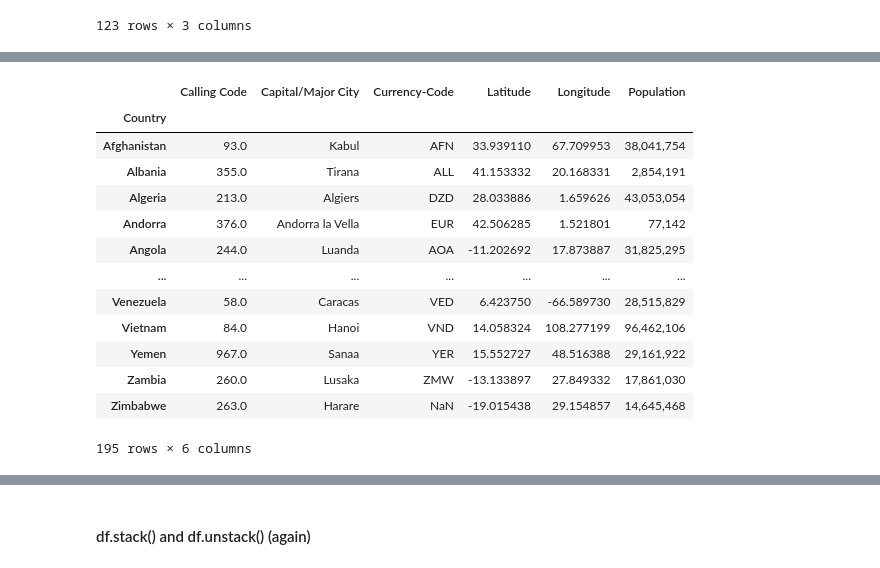
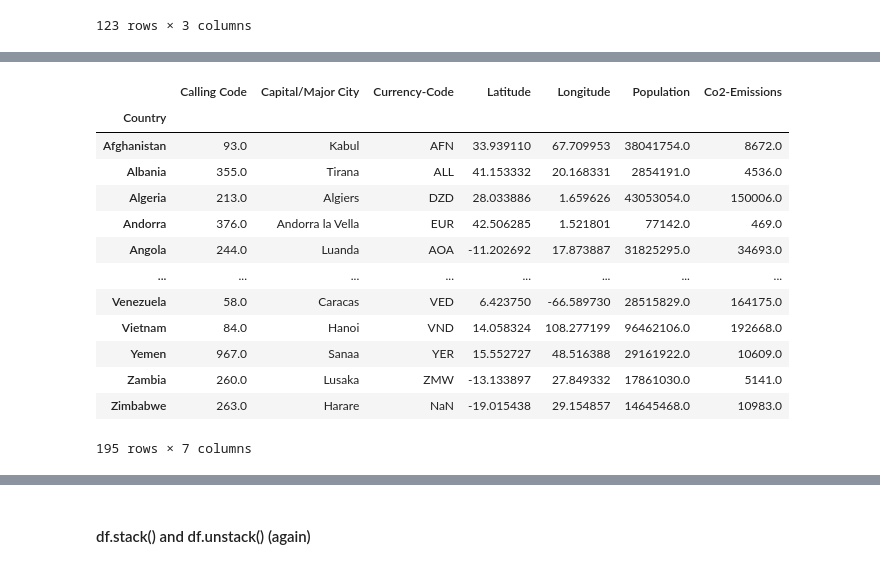
Before and after one commit to bvanelli/python-for-data-analysis, a Jupyter notebook: lessons/lesson07.ipynb, the cells around one changed output, grey strips where cells are left out. Cells and saved outputs as stored; diff of their text form; code cells hidden in the pictures.

Commit message:
feat: Add cleaned dataset for lesson 7.

```diff
--- a/lessons/lesson07.ipynb
+++ b/lessons/lesson07.ipynb
@@ -820,3 +824,3 @@ stack_df.unstack()
 # %%
 # I have downloaded the World data properties from https://www.kaggle.com/datasets/nelgiriyewithana/countries-of-the-world-2023
-df = pd.read_csv('../data/world-data-2023.csv', index_col=0)
+df_raw = pd.read_csv('../data/world-data-2023.csv', index_col=0, thousands=',')
@@ -840,19 +864,19 @@ df
 # %%
-# let's select a couple of markers for the dataset
-df_subset = df[["Calling Code", "Capital/Major City", "Currency-Code", "Latitude", "Longitude", "Population"]]
+# Let's select a couple of markers for the dataset
+df_subset = df_raw[["Calling Code", "Capital/Major City", "Currency-Code", "Latitude", "Longitude", "Population", "Co2-Emissions"]]
 df_subset
 # %% [output]
-|  | Calling Code | Capital/Major City | Currency-Code | Latitude | Longitude | Population |
-| Country |  |  |  |  |  |  |
-| Afghanistan | 93.0 | Kabul | AFN | 33.939110 | 67.709953 | 38,041,754 |
-| Albania | 355.0 | Tirana | ALL | 41.153332 | 20.168331 | 2,854,191 |
-| Algeria | 213.0 | Algiers | DZD | 28.033886 | 1.659626 | 43,053,054 |
-| Andorra | 376.0 | Andorra la Vella | EUR | 42.506285 | 1.521801 | 77,142 |
-| Angola | 244.0 | Luanda | AOA | -11.202692 | 17.873887 | 31,825,295 |
-| ... | ... | ... | ... | ... | ... | ... |
-| Venezuela | 58.0 | Caracas | VED | 6.423750 | -66.589730 | 28,515,829 |
-| Vietnam | 84.0 | Hanoi | VND | 14.058324 | 108.277199 | 96,462,106 |
-| Yemen | 967.0 | Sanaa | YER | 15.552727 | 48.516388 | 29,161,922 |
-| Zambia | 260.0 | Lusaka | ZMW | -13.133897 | 27.849332 | 17,861,030 |
-| Zimbabwe | 263.0 | Harare | NaN | -19.015438 | 29.154857 | 14,645,468 |
+|  | Calling Code | Capital/Major City | Currency-Code | Latitude | Longitude | Population | Co2-Emissions |
+| Country |  |  |  |  |  |  |  |
+| Afghanistan | 93.0 | Kabul | AFN | 33.939110 | 67.709953 | 38041754.0 | 8672.0 |
+| Albania | 355.0 | Tirana | ALL | 41.153332 | 20.168331 | 2854191.0 | 4536.0 |
+| Algeria | 213.0 | Algiers | DZD | 28.033886 | 1.659626 | 43053054.0 | 150006.0 |
+| Andorra | 376.0 | Andorra la Vella | EUR | 42.506285 | 1.521801 | 77142.0 | 469.0 |
+| Angola | 244.0 | Luanda | AOA | -11.202692 | 17.873887 | 31825295.0 | 34693.0 |
+| ... | ... | ... | ... | ... | ... | ... | ... |
+| Venezuela | 58.0 | Caracas | VED | 6.423750 | -66.589730 | 28515829.0 | 164175.0 |
+| Vietnam | 84.0 | Hanoi | VND | 14.058324 | 108.277199 | 96462106.0 | 192668.0 |
+| Yemen | 967.0 | Sanaa | YER | 15.552727 | 48.516388 | 29161922.0 | 10609.0 |
+| Zambia | 260.0 | Lusaka | ZMW | -13.133897 | 27.849332 | 17861030.0 | 5141.0 |
+| Zimbabwe | 263.0 | Harare | NaN | -19.015438 | 29.154857 | 14645468.0 | 10983.0 |
-195 rows × 6 columns
+195 rows × 7 columns
```
Also changed, not shown: parts of 57 cells of this notebook, 12 other files.
